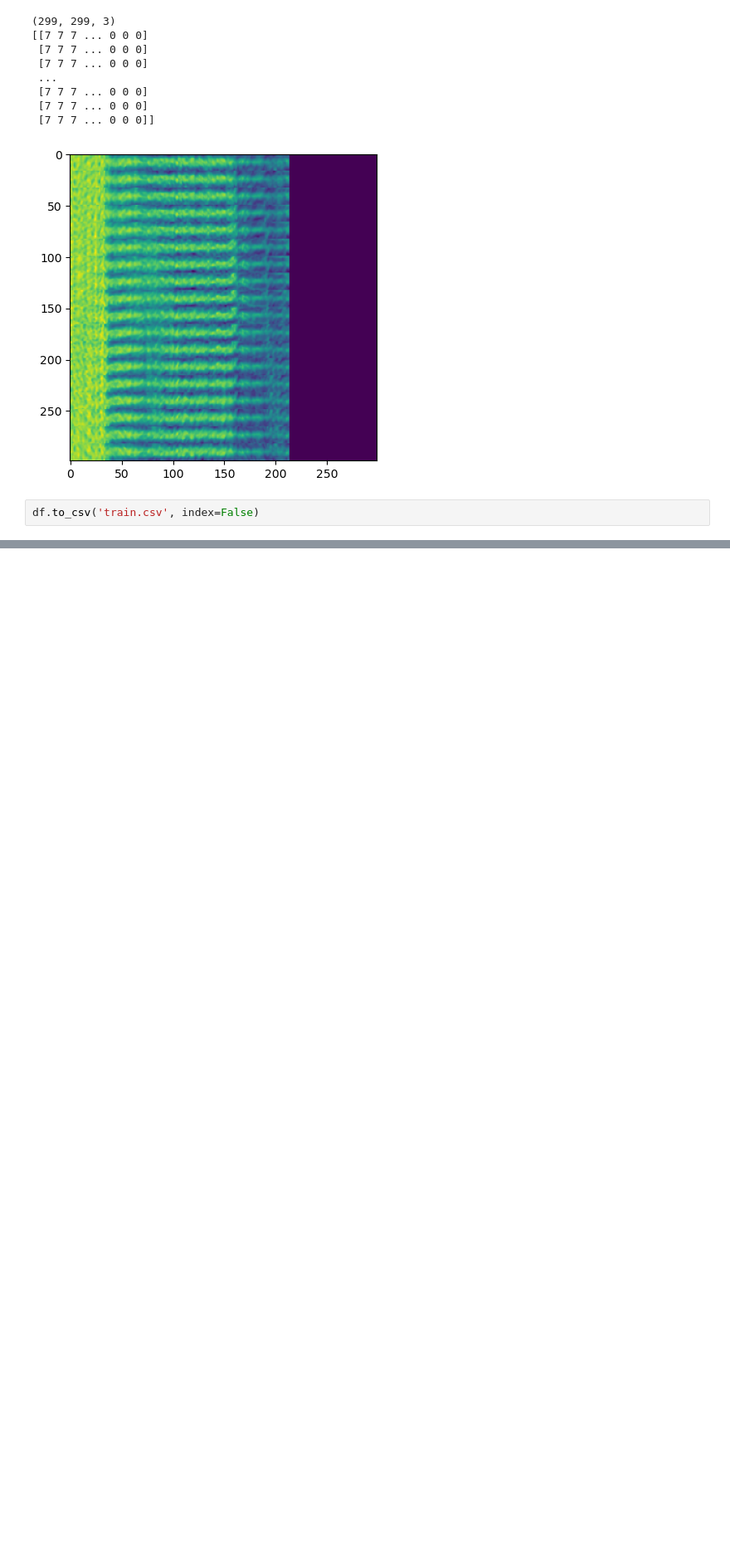
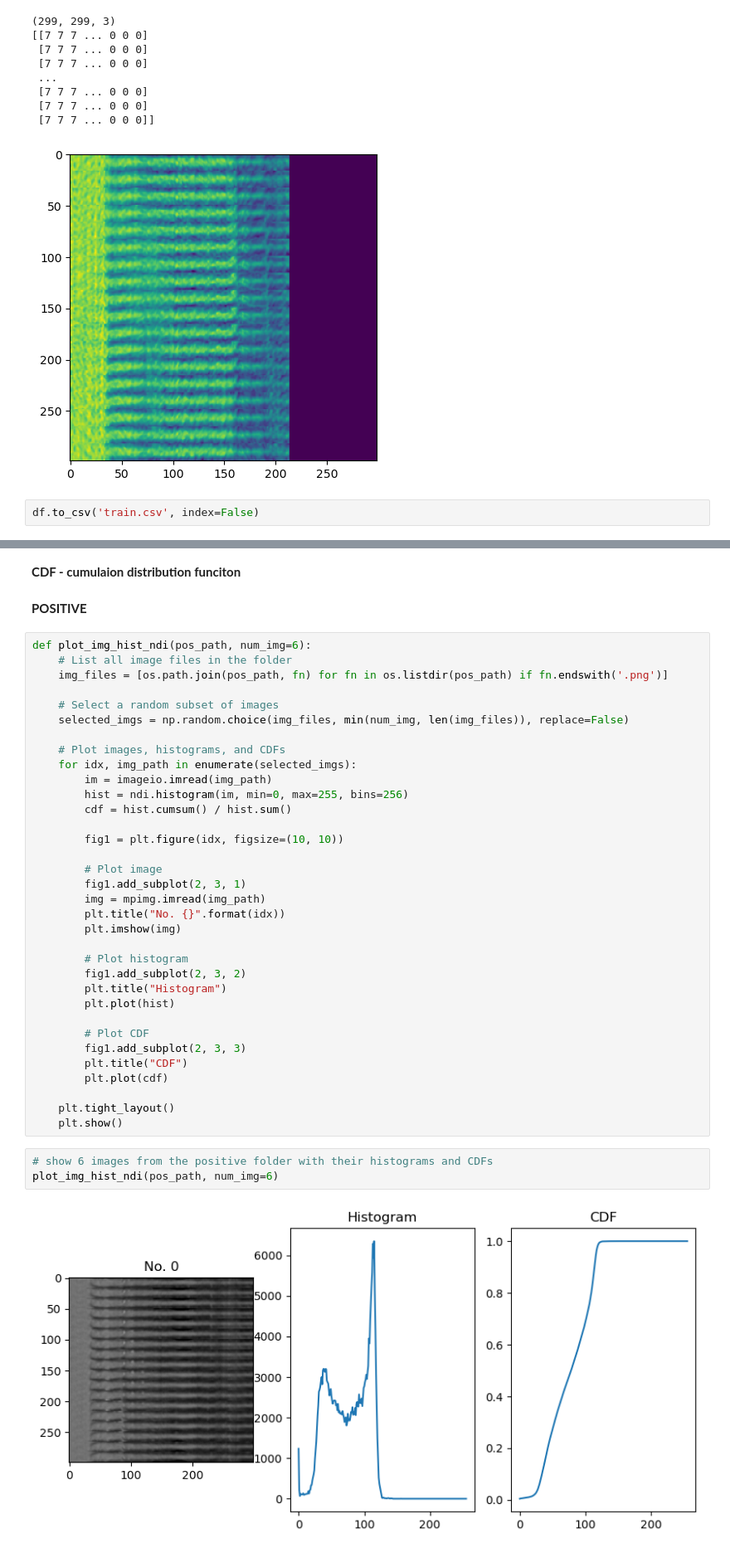
Before and after one commit to leezael/VisIQ, a Jupyter notebook: notebooks/coronary/eda.ipynb, the cells around one changed output, grey strips where cells are left out. Shown at 83% size. Drawn from its saved outputs; the diff is of its cells as text; blank space fills up the shorter version.

```diff
--- a/notebooks/coronary/eda.ipynb
+++ b/notebooks/coronary/eda.ipynb
@@ -259,0 +343,43 @@ POSITIVE
+# %% [markdown]
+**CDF - cumulaion distribution funciton**
+# %% [markdown]
+**POSITIVE**
+# %%
+def plot_img_hist_ndi(pos_path, num_img=6):
+    # List all image files in the folder
+    img_files = [os.path.join(pos_path, fn) for fn in os.listdir(pos_path) if fn.endswith('.png')]
+
+    # Select a random subset of images
+    selected_imgs = np.random.choice(img_files, min(num_img, len(img_files)), replace=False)
+
+    # Plot images, histograms, and CDFs
+    for idx, img_path in enumerate(selected_imgs):
+        im = imageio.imread(img_path)
+        hist = ndi.histogram(im, min=0, max=255, bins=256)
+        cdf = hist.cumsum() / hist.sum()
+
+        fig1 = plt.figure(idx, figsize=(10, 10))
+
+        # Plot image
+        fig1.add_subplot(2, 3, 1)
+        img = mpimg.imread(img_path)
+        plt.title("No. {}".format(idx))
+        plt.imshow(img)
+
+        # Plot histogram
+        fig1.add_subplot(2, 3, 2)
+        plt.title("Histogram")
+        plt.plot(hist)
+
+        # Plot CDF
+        fig1.add_subplot(2, 3, 3)
+        plt.title("CDF")
+        plt.plot(cdf)
+
+    plt.tight_layout()
+    plt.show()
+# %%
+# show 6 images from the positive folder with their histograms and CDFs
+plot_img_hist_ndi(pos_path, num_img=6)
+# %% [output]
+[figure, added]
```
Also changed, not shown: parts of 20 cells of this notebook.
